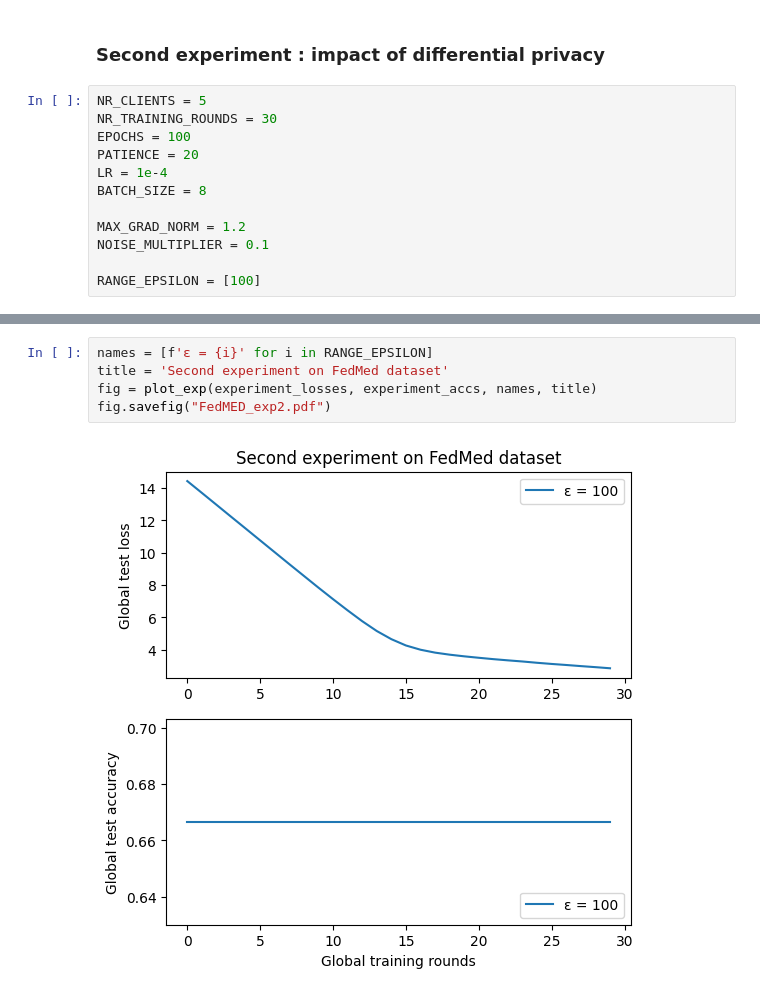
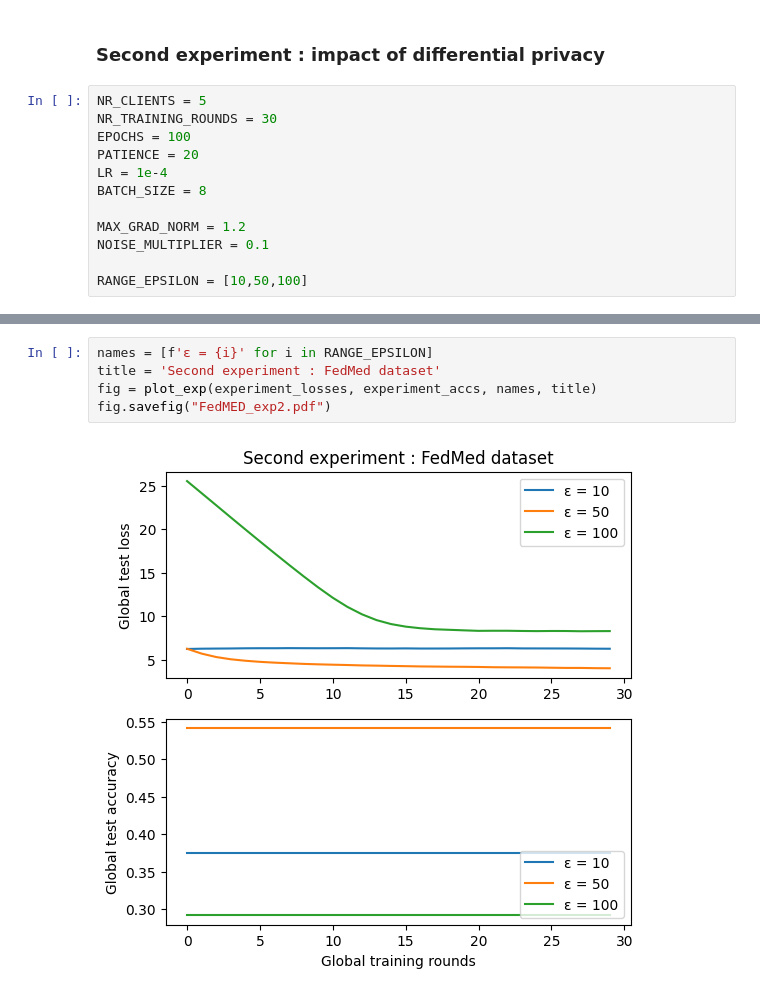
Before and after one commit to jan-kreischer/FedML_w_DP, a Jupyter notebook: experiments/exp_FedMed.ipynb, the cells around one changed output, grey strips where cells are left out. Cells and saved outputs as stored; diff of their text form.

Commit message:
Updated experiments section

```diff
--- a/experiments/exp_FedMed.ipynb
+++ b/experiments/exp_FedMed.ipynb
@@ -134,7 +134,7 @@ BATCH_SIZE = 8
 MAX_GRAD_NORM = 1.2
 NOISE_MULTIPLIER = 0.1
 
-RANGE_EPSILON = [100]
+RANGE_EPSILON = [10,50,100]
 # %%
 experiment_losses, experiment_accs = [], []
 for epsilon in RANGE_EPSILON:
@@ -177,8 +177,8 @@ Test accuracies: [0.6666666666666666, 0.6666666666666666, 0.6666666666666666, 0.
 Finished
 # %%
 names = [f'ε = {i}' for i in RANGE_EPSILON]
-title = 'Second experiment on FedMed dataset'
+title = 'Second experiment : FedMed dataset'
 fig = plot_exp(experiment_losses, experiment_accs, names, title)
 fig.savefig("FedMED_exp2.pdf")
 # %% [output]
-[figure, old version]
+[figure, new version]
```
Also changed, not shown: parts of 2 cells of this notebook.
